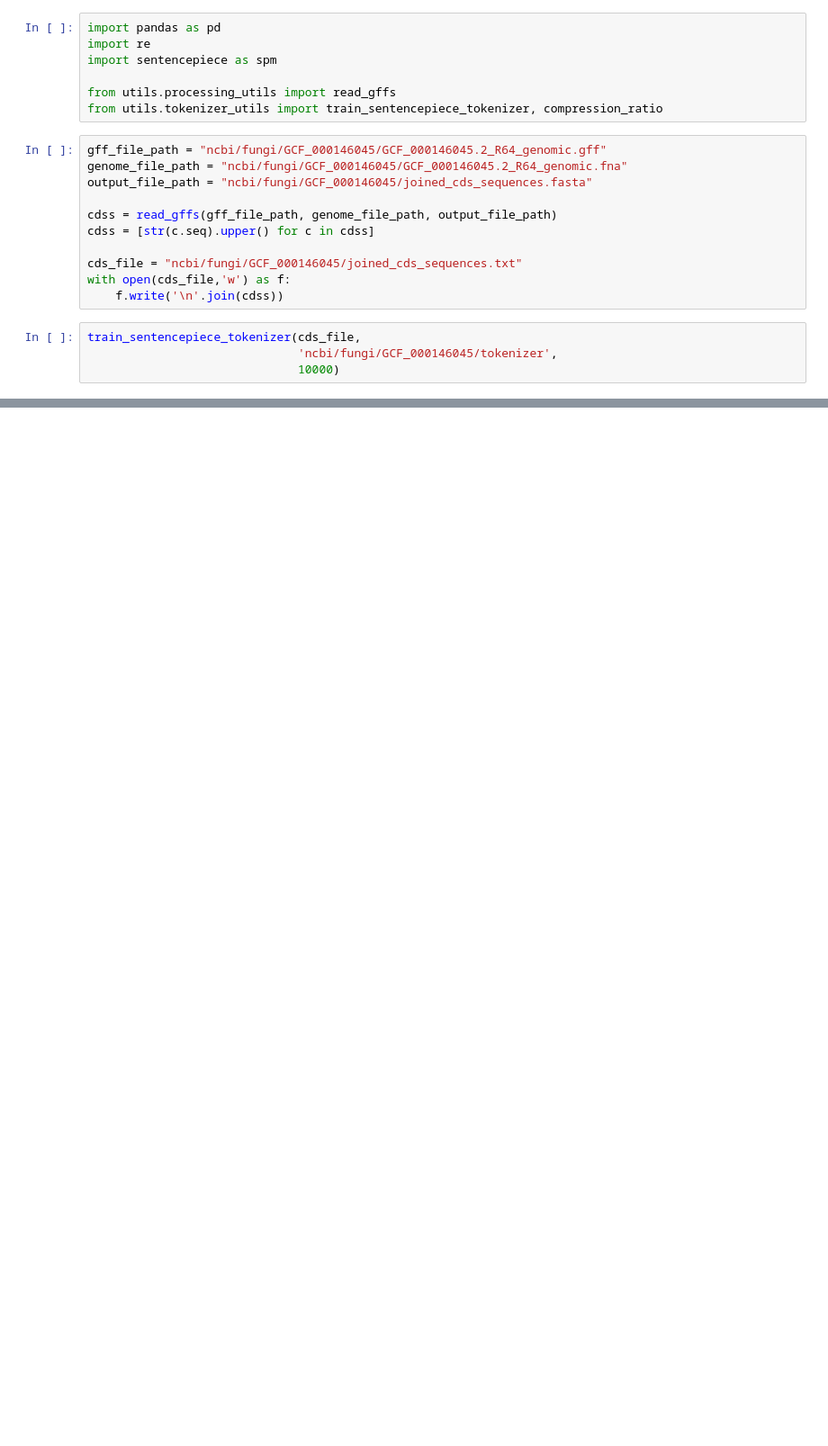
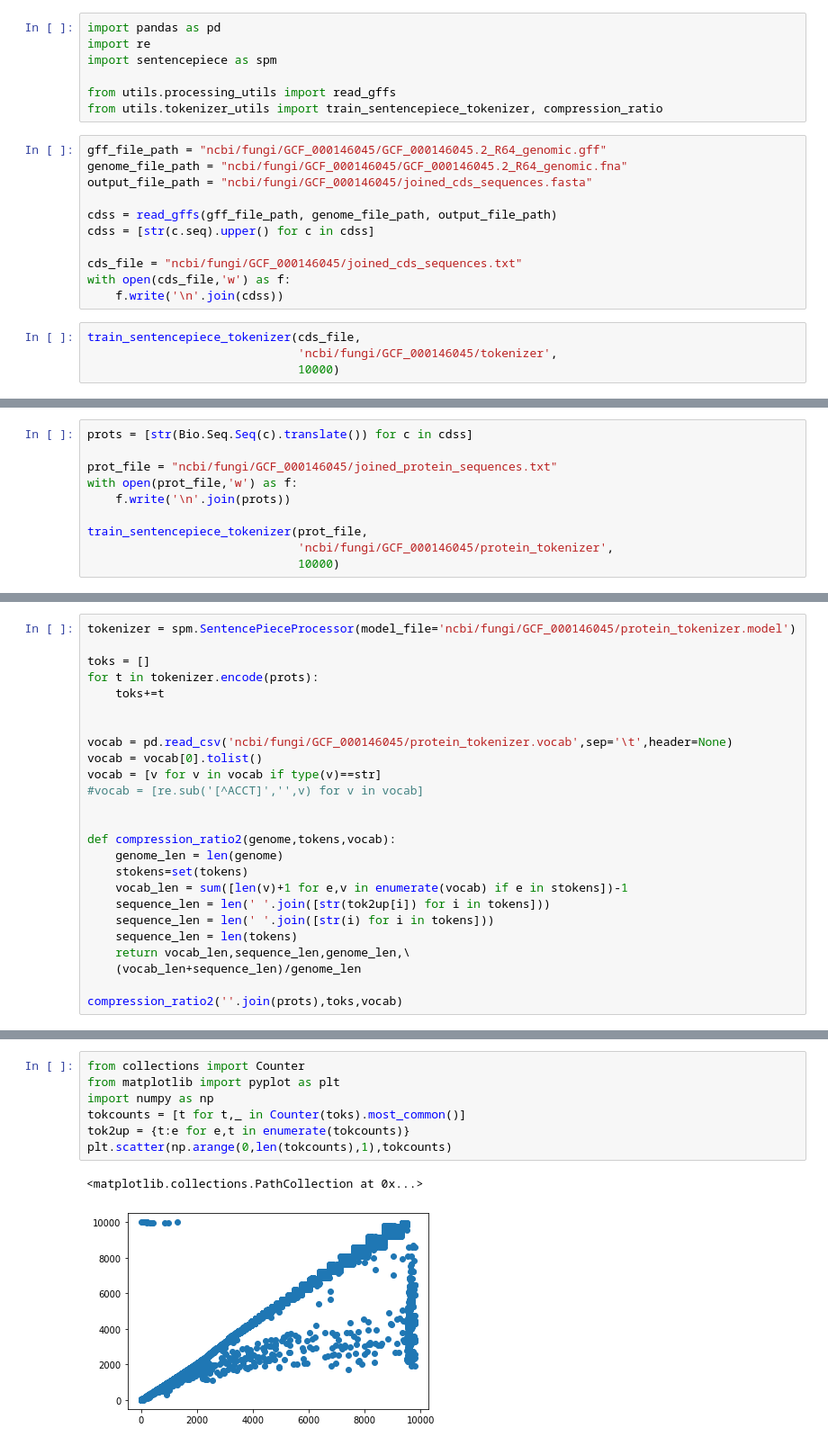
Before and after one commit to mccsandora/biotokens, a Jupyter notebook: tokenize_cds.ipynb, the cells around one changed output, grey strips where cells are left out. Shown at 90% size. Cells and saved outputs as stored; diff of their text form; blank space fills up the shorter version.

```diff
--- a/tokenize_cds.ipynb
+++ b/tokenize_cds.ipynb
@@ -39,0 +46,10 @@ compression_ratio(''.join(cdss),toks,vocab)
+# %%
+prots = [str(Bio.Seq.Seq(c).translate()) for c in cdss]
+
+prot_file = "ncbi/fungi/GCF_000146045/joined_protein_sequences.txt"
+with open(prot_file,'w') as f:
+    f.write('\n'.join(prots))
+
+train_sentencepiece_tokenizer(prot_file,
+                              'ncbi/fungi/GCF_000146045/protein_tokenizer',
+                              10000)
@@ -39,0 +80,25 @@ compression_ratio(''.join(cdss),toks,vocab)
+# %%
+tokenizer = spm.SentencePieceProcessor(model_file='ncbi/fungi/GCF_000146045/protein_tokenizer.model')
+
+toks = []
+for t in tokenizer.encode(prots):
+    toks+=t
+
+
+vocab = pd.read_csv('ncbi/fungi/GCF_000146045/protein_tokenizer.vocab',sep='\t',header=None)
+vocab = vocab[0].tolist()
+vocab = [v for v in vocab if type(v)==str]
+#vocab = [re.sub('[^ACCT]','',v) for v in vocab]
+
+
+def compression_ratio2(genome,tokens,vocab):
+    genome_len = len(genome)
+    stokens=set(tokens)
+    vocab_len = sum([len(v)+1 for e,v in enumerate(vocab) if e in stokens])-1
+    sequence_len = len(' '.join([str(tok2up[i]) for i in tokens]))
+    sequence_len = len(' '.join([str(i) for i in tokens]))
+    sequence_len = len(tokens)
+    return vocab_len,sequence_len,genome_len,\
+    (vocab_len+sequence_len)/genome_len
+
+compression_ratio2(''.join(prots),toks,vocab)
@@ -39,0 +120,10 @@ compression_ratio(''.join(cdss),toks,vocab)
+# %%
+from collections import Counter
+from matplotlib import pyplot as plt
+import numpy as np
+tokcounts = [t for t,_ in Counter(toks).most_common()]
+tok2up = {t:e for e,t in enumerate(tokcounts)}
+plt.scatter(np.arange(0,len(tokcounts),1),tokcounts)
+# %% [output]
+<matplotlib.collections.PathCollection at 0x...>
+[figure, added]
```
Also changed, not shown: parts of 25 cells of this notebook, 1 other file.
